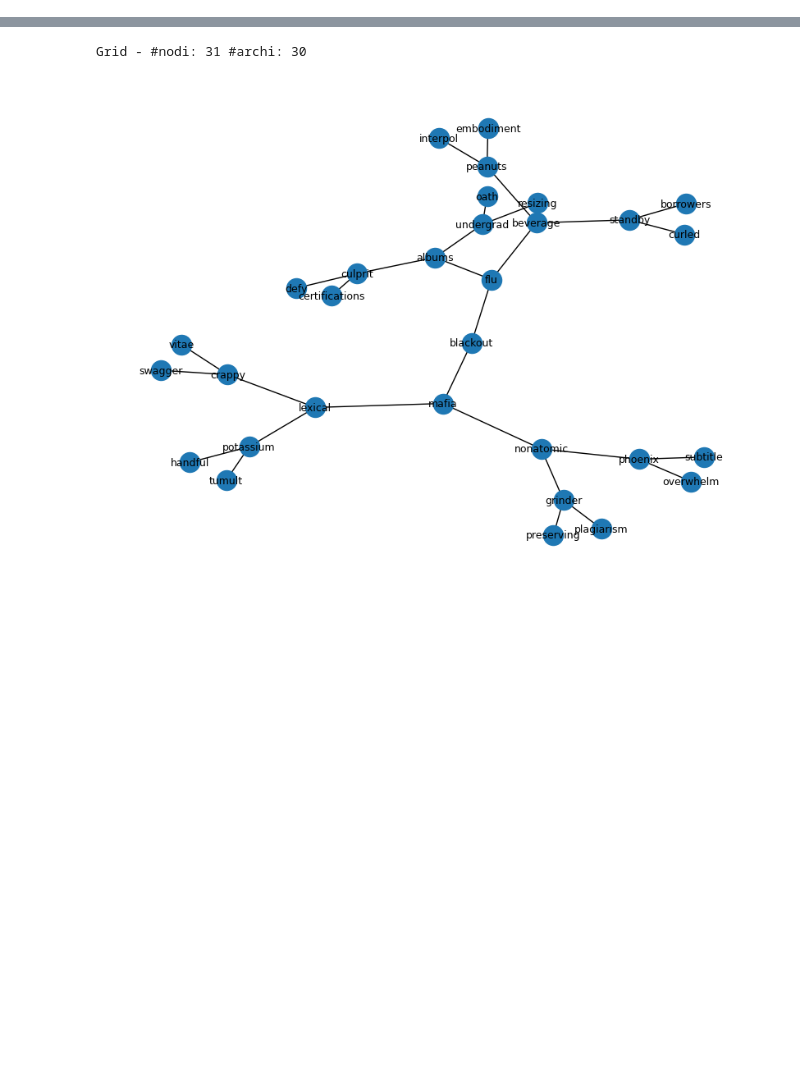
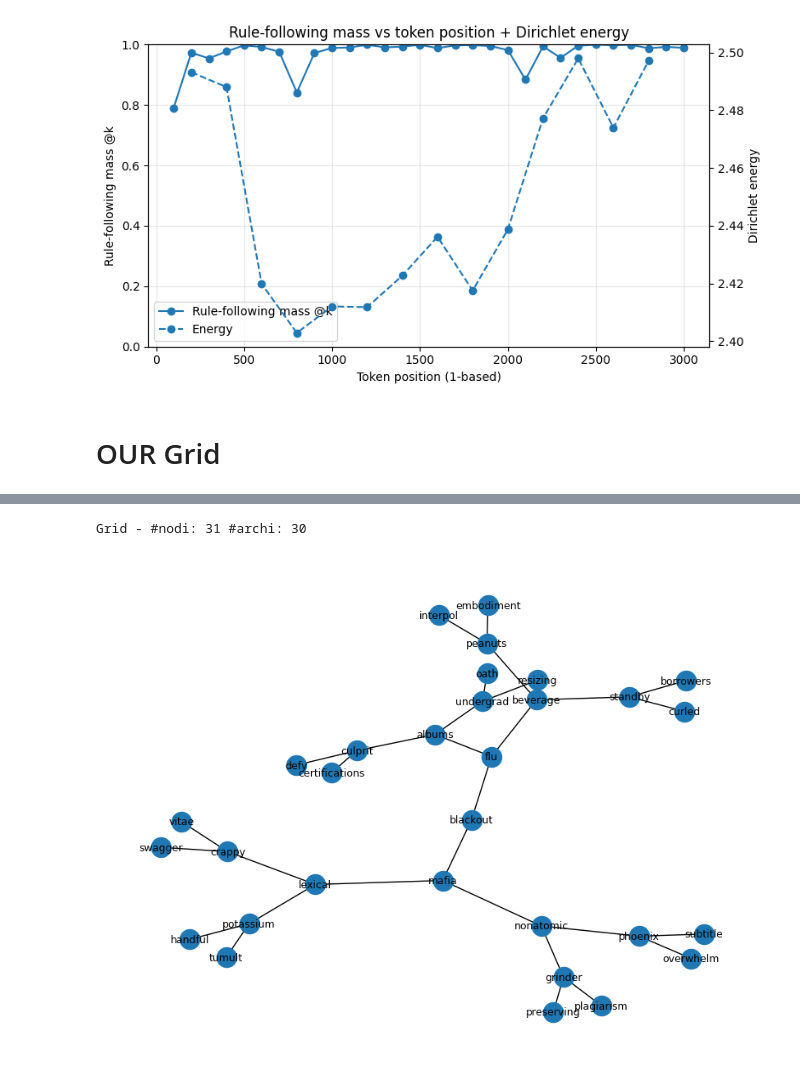
Before and after one commit to Project-Hindenburg/hico, a Jupyter notebook: notebooks/dirichlet.ipynb, the cells around one changed output, grey strips where cells are left out. Cells and saved outputs as stored; diff of their text form; code cells hidden in the pictures; blank space fills up the shorter version.

Commit message:
logit lenses

```diff
--- a/notebooks/dirichlet.ipynb
+++ b/notebooks/dirichlet.ipynb
@@ -318,0 +156,65 @@ plt.show()
+# %%
+logit_file = EMB_DIR / f"logit_lens_every100tok_{structure_name}_one_rw_3000_layer31.pt"
+
+# Carica
+data = torch.load(logit_file, map_location="cpu")
+
+records = data.get("records", [])
+
+summary, df_rule = compute_rule_following_accuracy_over_records(records, G, lowercase=True)
+
+# df_rule[[
+#     "token_position_1based",
+#     "observed_raw",
+#     "rule_following_mass_topk",
+#     "num_matched_preds",
+#     "matched_preds"
+# ]]
+# %%
+df = pd.DataFrame(all_results)
+
+# 2) Togli finestre senza energia
+df_plot = df.dropna(subset=["energy"]).copy()
+
+# 3) Ordina (sempre meglio)
+df_plot = df_plot.sort_values(["ctx", "t_end_global"])
+
+fig, ax1 = plt.subplots(figsize=(8, 4.5))
+
+# Asse Y sinistro: rule-following mass
+ax1.plot(
+    df_rule["token_position_1based"],
+    df_rule["rule_following_mass_topk"],
+    marker="o",
+    label="Rule-following mass @k"
+)
+ax1.set_xlabel("Token position (1-based)")
+ax1.set_ylabel("Rule-following mass @k")
+ax1.grid(True, alpha=0.3)
+ax1.set_ylim(0,1)
+
+# Asse Y destro: energy
+ax2 = ax1.twinx()
+ax2.plot(
+    df_plot["t_end_global"][:-1],
+    df_plot["energy"][:-1],
+    marker="o",
+    linestyle="--",
+    label="Energy"
+)
+ax2.set_ylabel("Dirichlet energy")
+
+# Titolo
+plt.title("Rule-following mass vs token position + Dirichlet energy")
+
+# Legenda combinata (linee da entrambi gli assi)
+lines1, labels1 = ax1.get_legend_handles_labels()
+lines2, labels2 = ax2.get_legend_handles_labels()
+ax1.legend(lines1 + lines2, labels1 + labels2, loc="best")
+
+plt.tight_layout()
+plt.show()
+# %% [output]
+[figure, added]
+# %% [markdown]
+# OUR Grid
```
Also changed, not shown: parts of 21 cells of this notebook, 21 other files.
